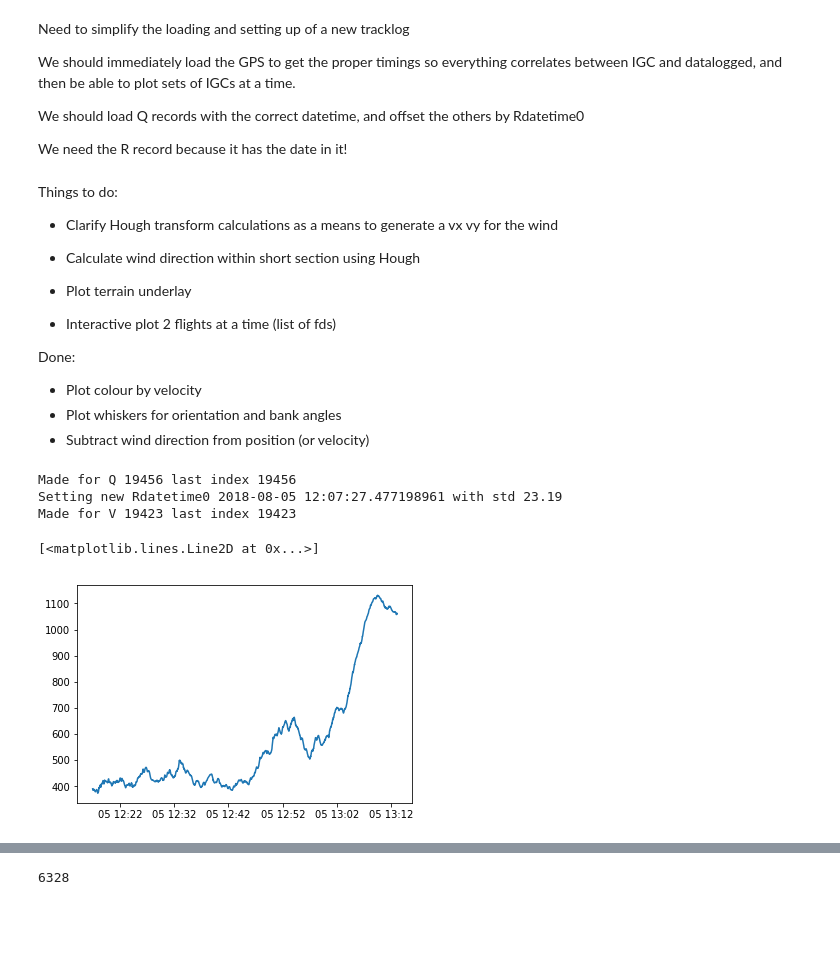
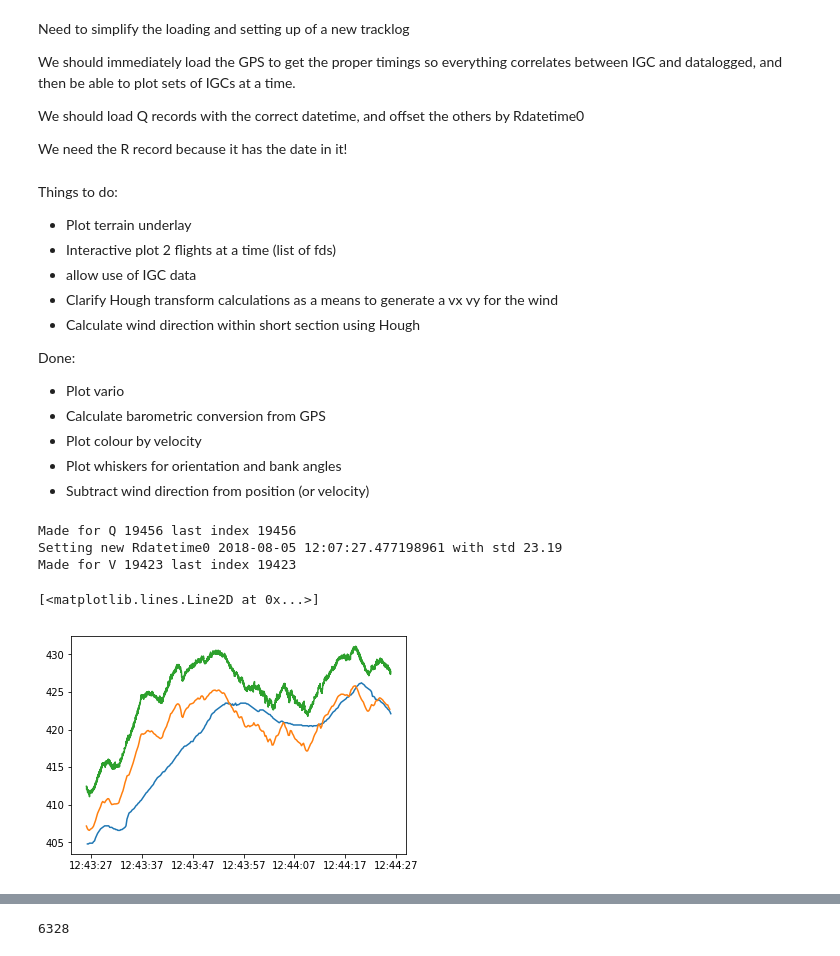
Before and after one commit to Future-Hangglider/hacktrack, a Jupyter notebook: display_function_development.ipynb, the cells around one changed output, grey strips where cells are left out. Drawn from its saved outputs; the diff is of its cells as text; code cells hidden in the pictures; blank space fills up the shorter version.

Commit message:
colour track by vario and pressure altitude vario measure

```diff
--- a/display_function_development.ipynb
+++ b/display_function_development.ipynb
@@ -11,13 +11,15 @@ by Rdatetime0
 We need the R record because it has the date in it!
 # %% [markdown]
 Things to do:
+* Plot terrain underlay
+* Interactive plot 2 flights at a time (list of fds)
+* allow use of IGC data
 * Clarify Hough transform calculations as a means to generate a vx vy for the wind
 * Calculate wind direction within short section using Hough
 
-* Plot terrain underlay
-* Interactive plot 2 flights at a time (list of fds)
-
 Done:
+* Plot vario
+* Calculate barometric conversion from GPS
 * Plot colour by velocity
 * Plot whiskers for orientation and bank angles
 * Subtract wind direction from position (or velocity)
@@ -39,8 +41,11 @@ from hacktrack import clickables
 # %%
 from hacktrack import clickables
 clickables.plotinteractivegpstrack(fd)
-# %%
-plt.plot(fd.pQ.alt[fd.ft0:])
-# %% [output]
-[<matplotlib.lines.Line2D at 0x...>]
-[figure, removed]
+# %%
+plt.plot(alt)
+plt.plot(balt)
+fbalt = baro*k.slope + k.intercept
+plt.plot(fbalt+5)
+# %% [output]
+[<matplotlib.lines.Line2D at 0x...>]
+[figure, added]
```
Also changed, not shown: parts of 1 cell of this notebook, 2 other files.
